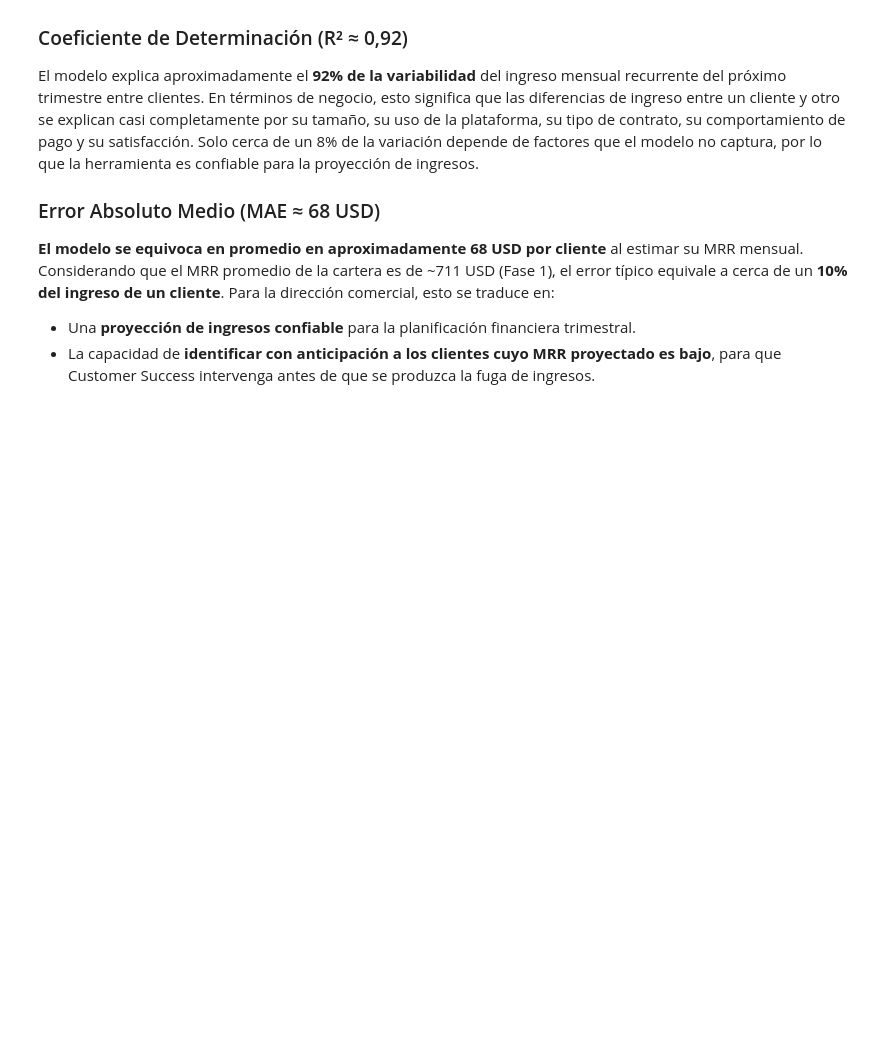
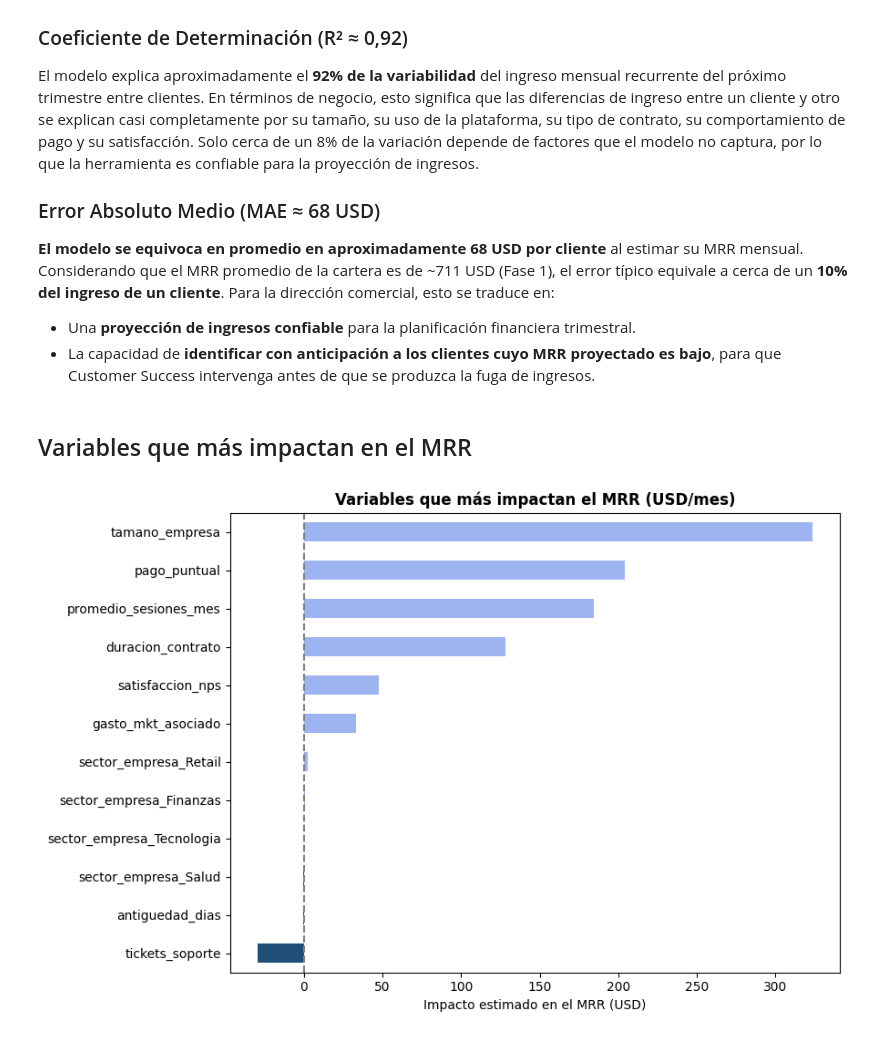
Before and after one commit to 898jorge/EntregasIA, a Jupyter notebook: E2 - Regresión/E2_Regresión.ipynb, the cells around one changed output. Saved outputs shown, nothing was run; the diff lists cells and outputs as text; code cells hidden in the pictures; blank space fills up the shorter version.

```diff
--- a/E2 - Regresión/E2_Regresión.ipynb
+++ b/E2 - Regresión/E2_Regresión.ipynb
@@ -678,3 +683,16 @@ Para la dirección comercial, esto se traduce en:
 * Una **proyección de ingresos confiable** para la planificación financiera trimestral.
 * La capacidad de **identificar con anticipación a los clientes cuyo MRR proyectado es bajo**, para que Customer Success intervenga antes de que se
 produzca la fuga de ingresos.
+# %% [markdown]
+## Variables que más impactan en el MRR
+# %%
+coef = pd.Series(modelo.named_steps["regresion"].coef_, index=feature_names).sort_values()
+plt.figure(figsize=(9, 6))
+coef.plot(kind="barh", color=["#1f4e79" if c < 0 else "#9db4f0" for c in coef])
+plt.axvline(0, color="gray", linestyle="--")
+plt.title("Variables que más impactan el MRR (USD/mes)", fontweight="bold")
+plt.xlabel("Impacto estimado en el MRR (USD)")
+plt.tight_layout()
+plt.show()
+# %% [output]
+[figure, added]
```
Also changed, not shown: parts of 3 cells of this notebook.
